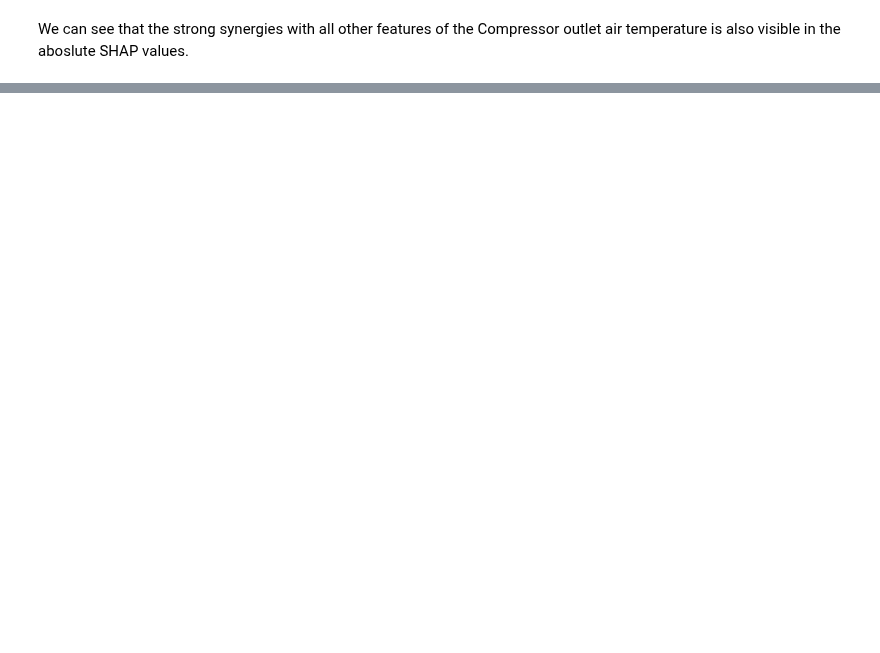
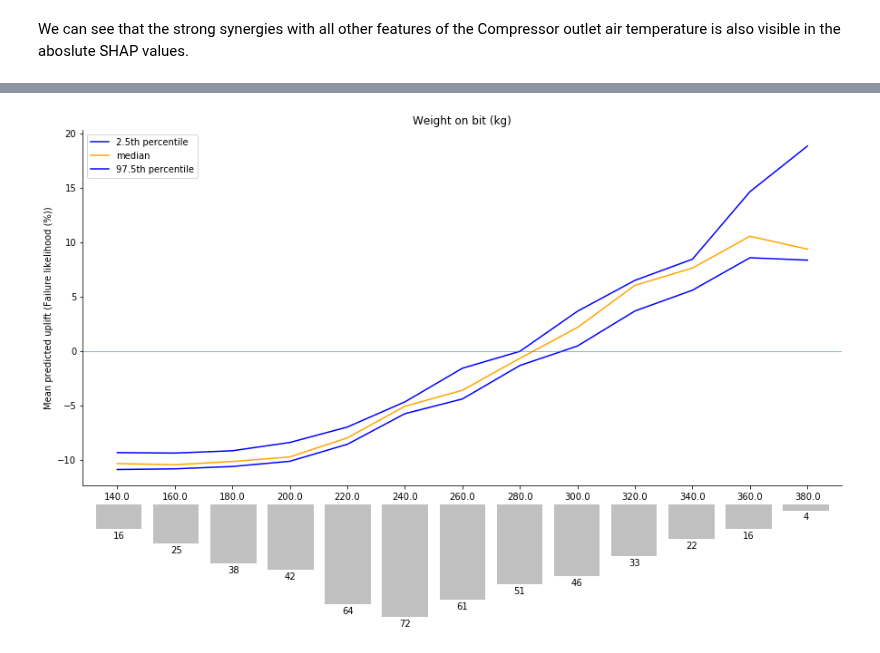
Before and after one commit to BCG-X-Official/facet, a Jupyter notebook: sphinx/source/tutorial/Regression_Water_Drilling_Simulation_Example.ipynb, the cells around one changed output, grey strips where cells are left out. Cells and saved outputs as stored; diff of their text form; code cells hidden in the pictures; blank space fills up the shorter version.

```diff
--- a/sphinx/source/tutorial/Regression_Water_Drilling_Simulation_Example.ipynb
+++ b/sphinx/source/tutorial/Regression_Water_Drilling_Simulation_Example.ipynb
@@ -435,9 +468,11 @@ We saw from the synergy analysis that the
 # %%
-SIM_FEATURE = 'Weight on bit [kg]'
+SIM_FEATURE = 'Weight on bit (kg)'
 simulation = simulator.simulate_feature(name=SIM_FEATURE, partitioner = ContinuousRangePartitioner())
 
 fig, ax = plt.subplots(figsize=(15, 10))
 
 SimulationDrawer().draw(
     data=simulation, title=SIM_FEATURE
 )
+# %% [output]
+[figure, added]
```
Also changed, not shown: parts of 18 cells of this notebook.
